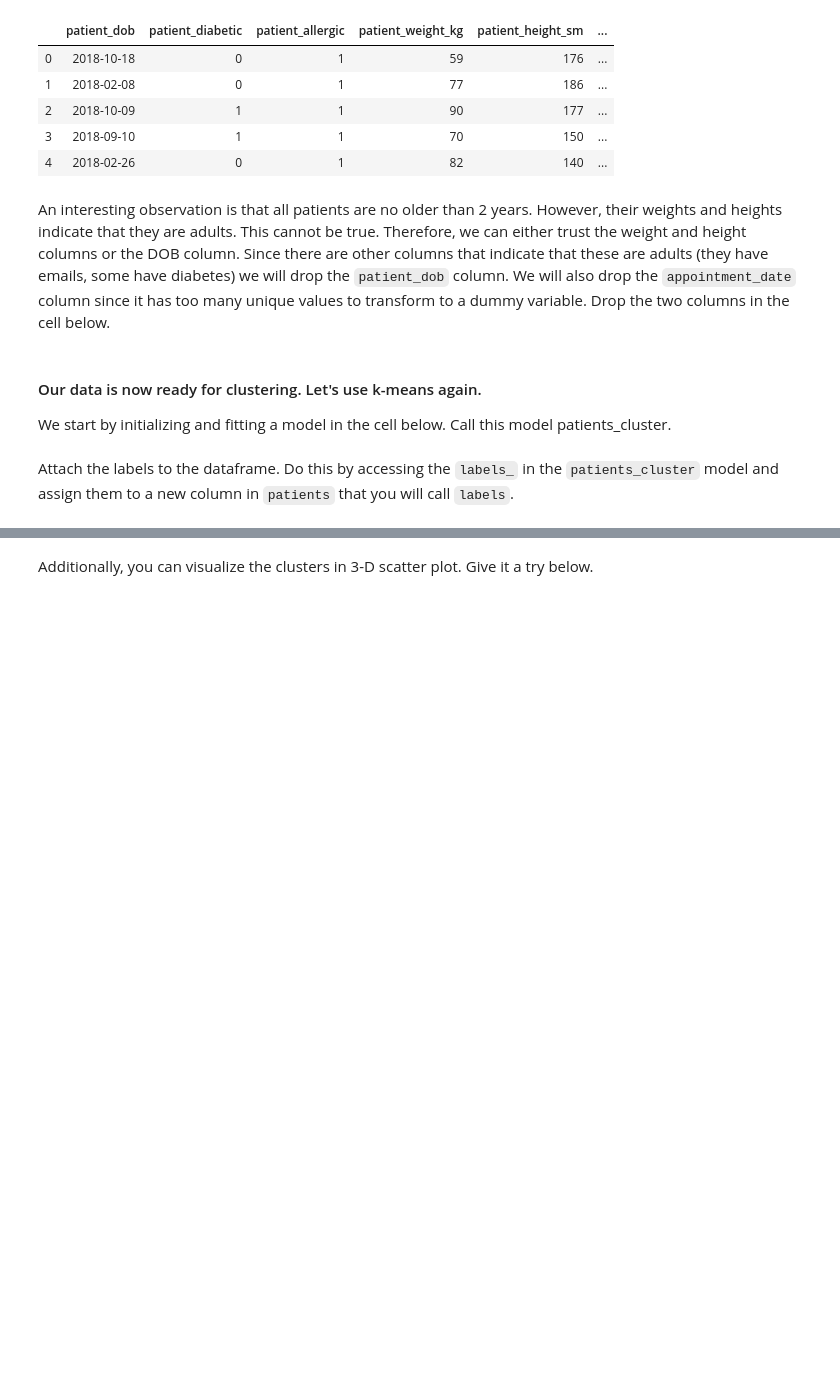
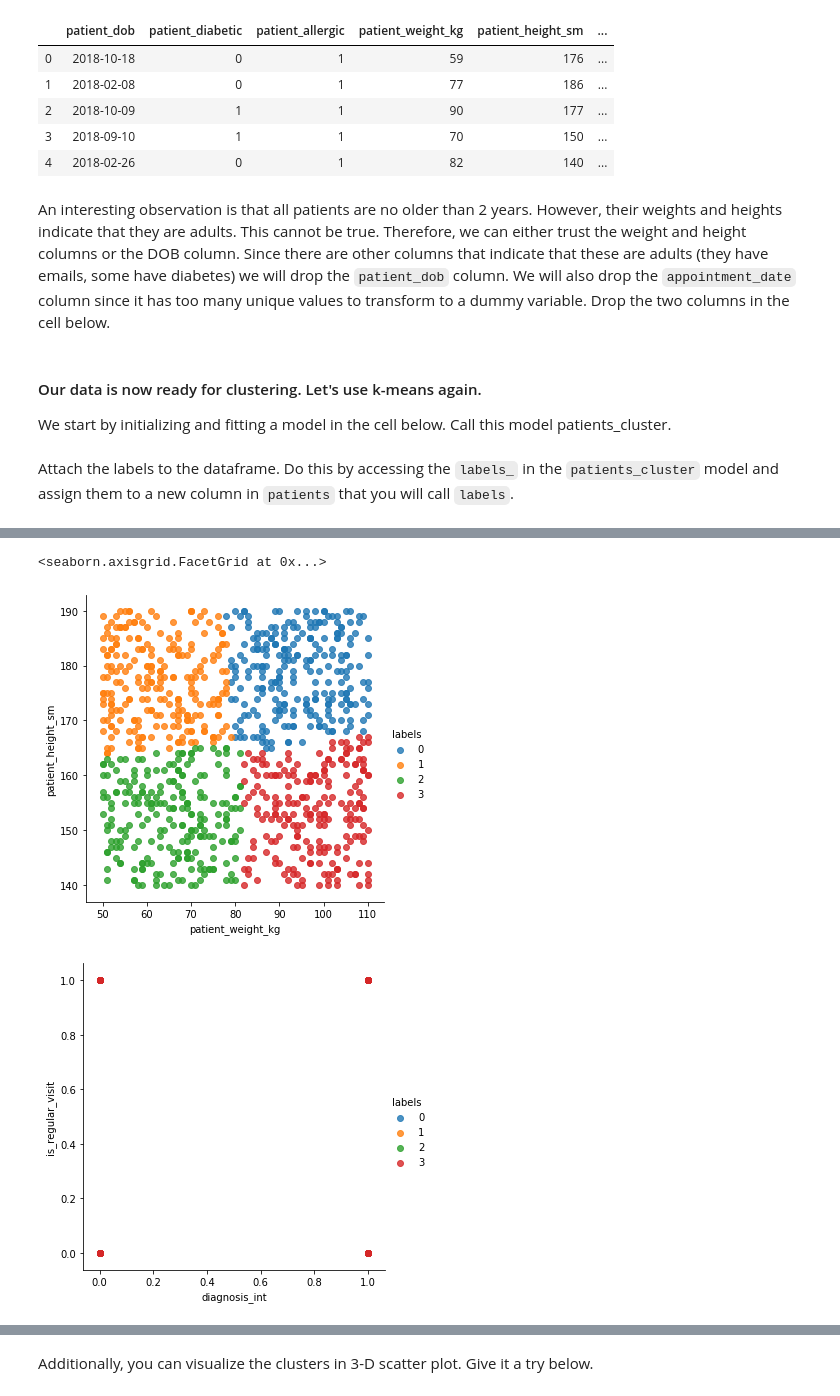
Before and after one commit to ta-data-bcn/lab-sklearn-and-unsupervised-learning, a Jupyter notebook: your-code/main.ipynb, the cells around one changed output, grey strips where cells are left out. Drawn from its saved outputs; the diff is of its cells as text; code cells hidden in the pictures; blank space fills up the shorter version.

```diff
--- a/your-code/main.ipynb
+++ b/your-code/main.ipynb
@@ -469,0 +454,7 @@ patients.groupby('labels').mean()
+# %%
+sns.lmplot(x = 'patient_weight_kg', y = 'patient_height_sm', data=patients, hue='labels', fit_reg=False)
+sns.lmplot(x = 'diagnosis_int', y = 'is_regular_visit', data=patients, hue='labels', fit_reg=False)
+# %% [output]
+<seaborn.axisgrid.FacetGrid at 0x...>
+[figure, added]
+[figure, added]
```
Also changed, not shown: parts of 7 cells of this notebook.
